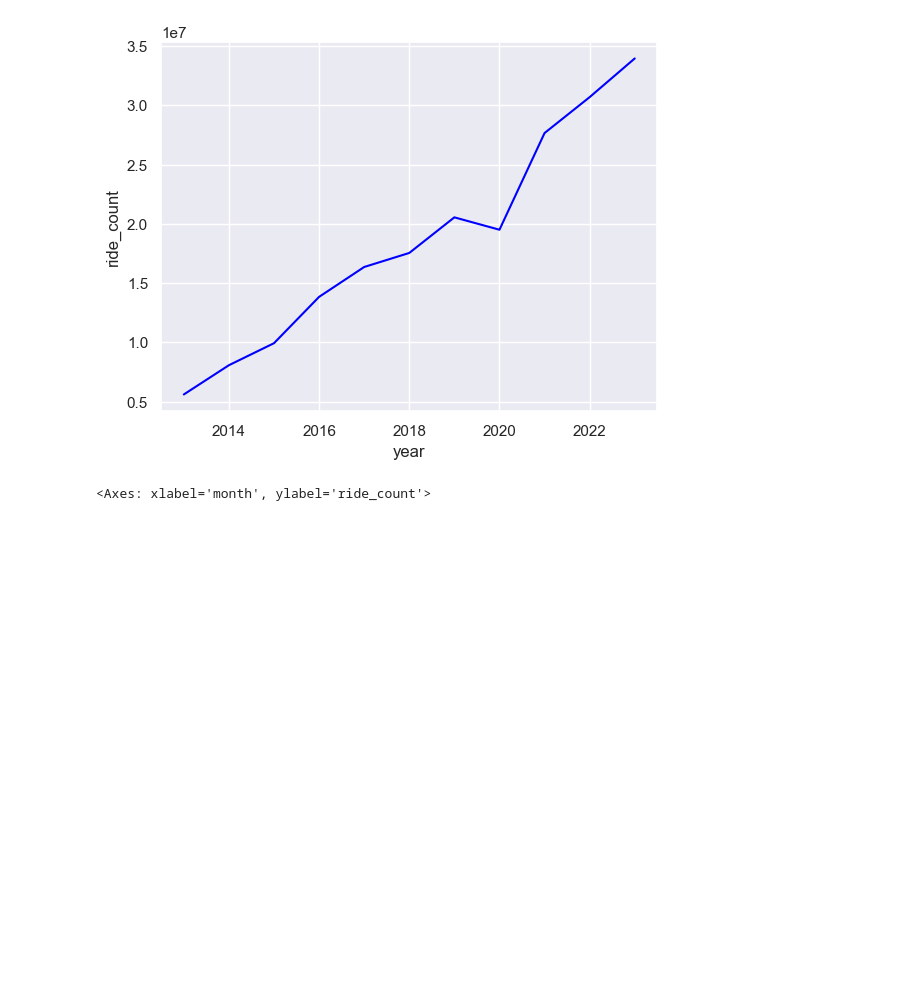
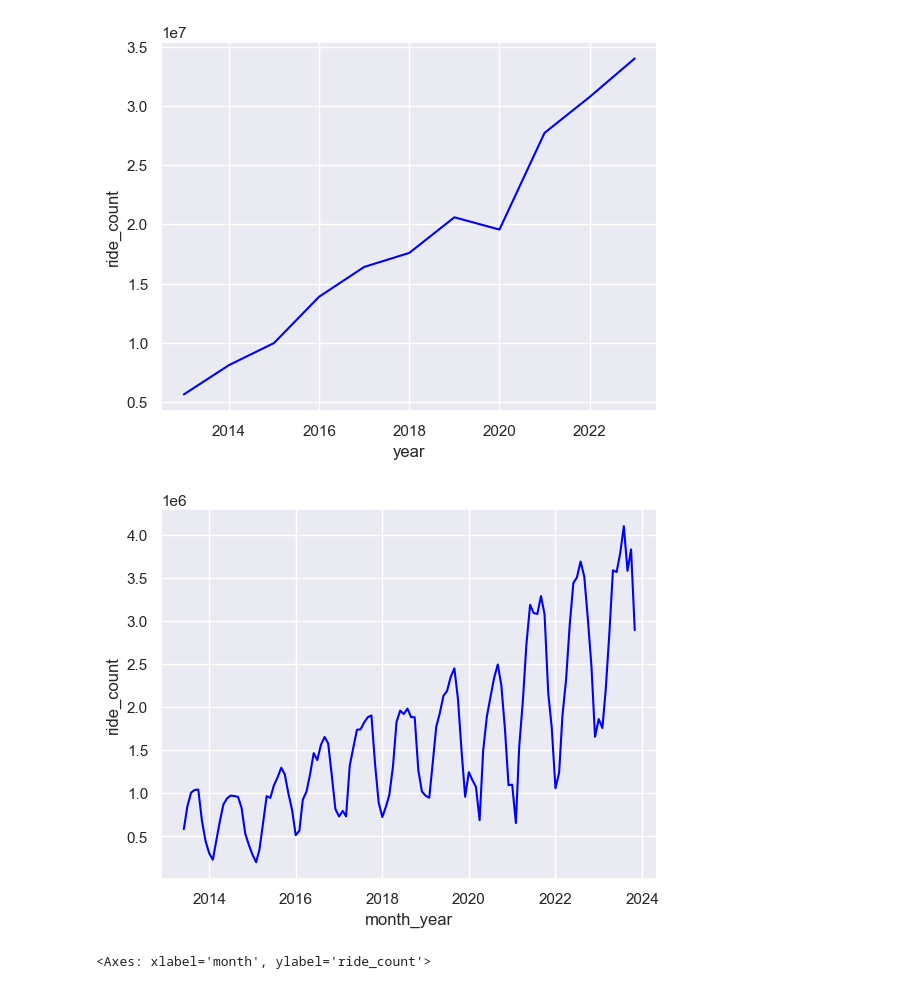
Before and after one commit to riverar9/citi-bike-trips-fun, a Jupyter notebook: how_has_citibike_usage_grown.ipynb, the cells around one changed output. Drawn from its saved outputs; the diff is of its cells as text; code cells hidden in the pictures; blank space fills up the shorter version.

Commit message:
went to a dive and did some data dives

```diff
--- a/how_has_citibike_usage_grown.ipynb
+++ b/how_has_citibike_usage_grown.ipynb
@@ -35,32 +38,33 @@ for each_table in all_tables_df['name'].tolist():
         print(f"Retrieving data for {each_table[-4:]}...")
         query = f"""
             Select
-                strftime('%Y-%m-%d %H:00:00', started_at) AS started_at
-                , strftime('%Y-%m-%d %H:00:00', ended_at) AS ended_at
+                strftime('%Y-%m-%d %H:00:00', started_at) AS trip_start_at
+                , strftime('%Y-%m-%d %H:00:00', ended_at) AS trip_end_at
+                , (strftime('%s', ended_at) - strftime('%s', started_at)) / 60 as trip_duration_mins
                 , count(*) as ride_count
             from {each_table}
-            group by 1,2
+            group by 1,2,3
             """
         rides_per_year.append(
             pd.read_sql_query(
                 query,
                 connection,
-                parse_dates=['started_at','ended_at']
+                parse_dates=['trip_start_at','trip_end_at']
             )
         )
 
-rides_per_year_df = pd.concat(rides_per_year)
+rides_by_hour_df = pd.concat(rides_per_year)
 
 # Create a summary table
 with sqlite3.connect('data/database/citibike_data.db') as connection:
-    rides_per_year_df.to_sql(
+    rides_by_hour_df.to_sql(
         'ride_counts_by_hour'
         , connection
         , index=False
         , if_exists='replace'
     )
 
-rides_per_year_df.info()
+rides_by_hour_df.info()
 # %% [output]
 Retrieving data for 2013...
 Retrieving data for 2014...
@@ -82,10 +86,10 @@ memory usage: 16.9 MB
 # %%
 # we'll create a year column and use that to show growth
-rides_per_year_df['year'] = rides_per_year_df['started_at'].dt.year
+rides_by_hour_df['year'] = rides_by_hour_df['trip_start_at'].dt.year
 
 sns.set(style='darkgrid')
 
-yearly_rides_df = rides_per_year_df[['year','ride_count']].groupby('year').sum().reset_index()
+yearly_rides_df = rides_by_hour_df[['year','ride_count']].groupby('year').sum().reset_index()
 
 sns.lineplot(
     x       = 'year'
@@ -97,4 +101,20 @@ sns.lineplot(
 plt.show()
 # %% [output]
 [figure]
+# %%
+# We'll do the same thing as above but monthly
+rides_by_hour_df['month_year'] = pd.to_datetime(rides_by_hour_df['trip_start_at'].dt.strftime('%Y-%m'))
+
+month_year_rides_df = rides_by_hour_df[['month_year','ride_count']].groupby('month_year').sum().reset_index()
+
+sns.lineplot(
+    x       = 'month_year'
+    , y     = 'ride_count'
+    , data  = month_year_rides_df
+    , color = 'blue'
+)
+
+plt.show()
+# %% [output]
+[figure, added]
 # %%
```
Also changed, not shown: parts of 20 cells of this notebook.
